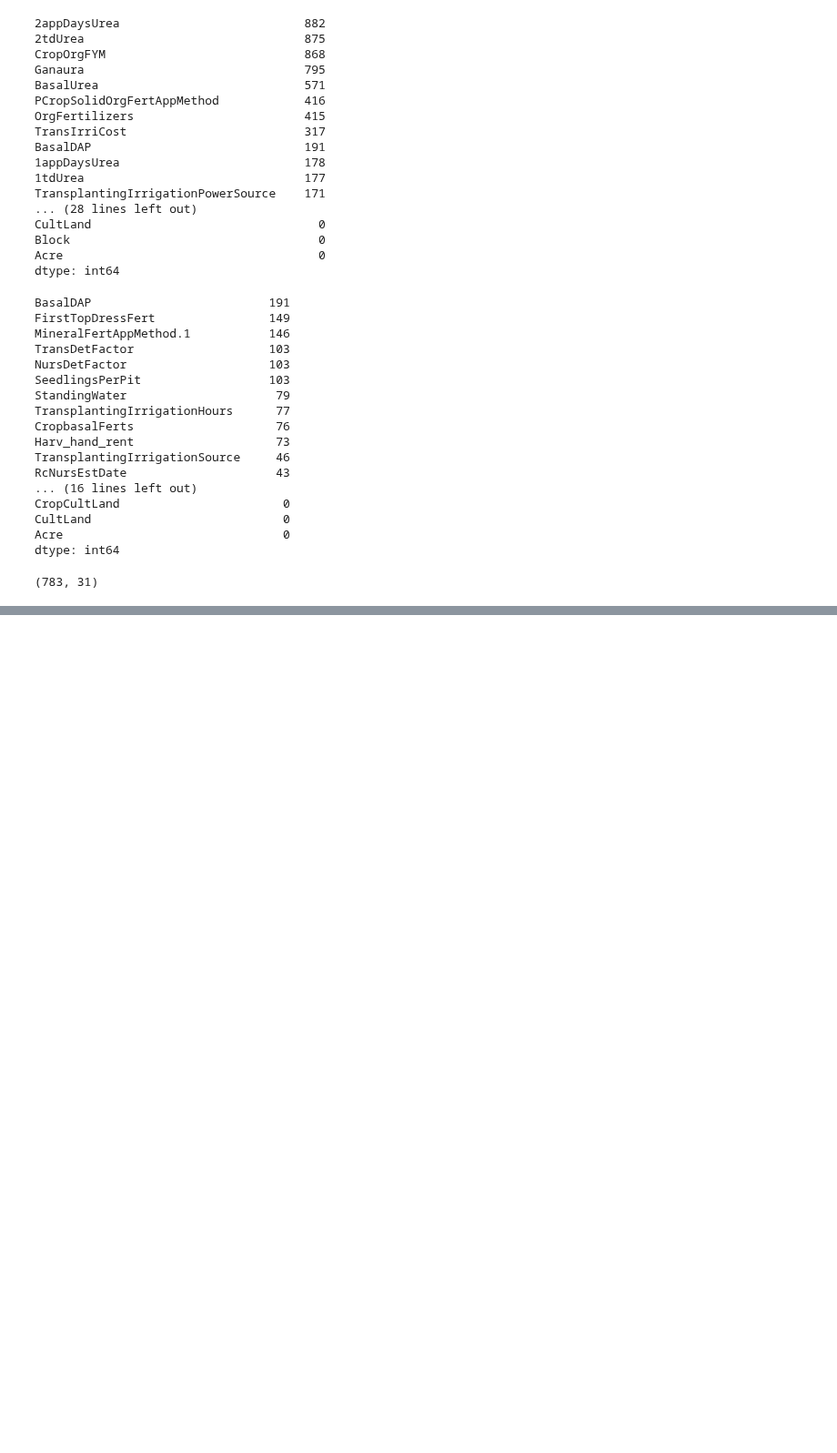
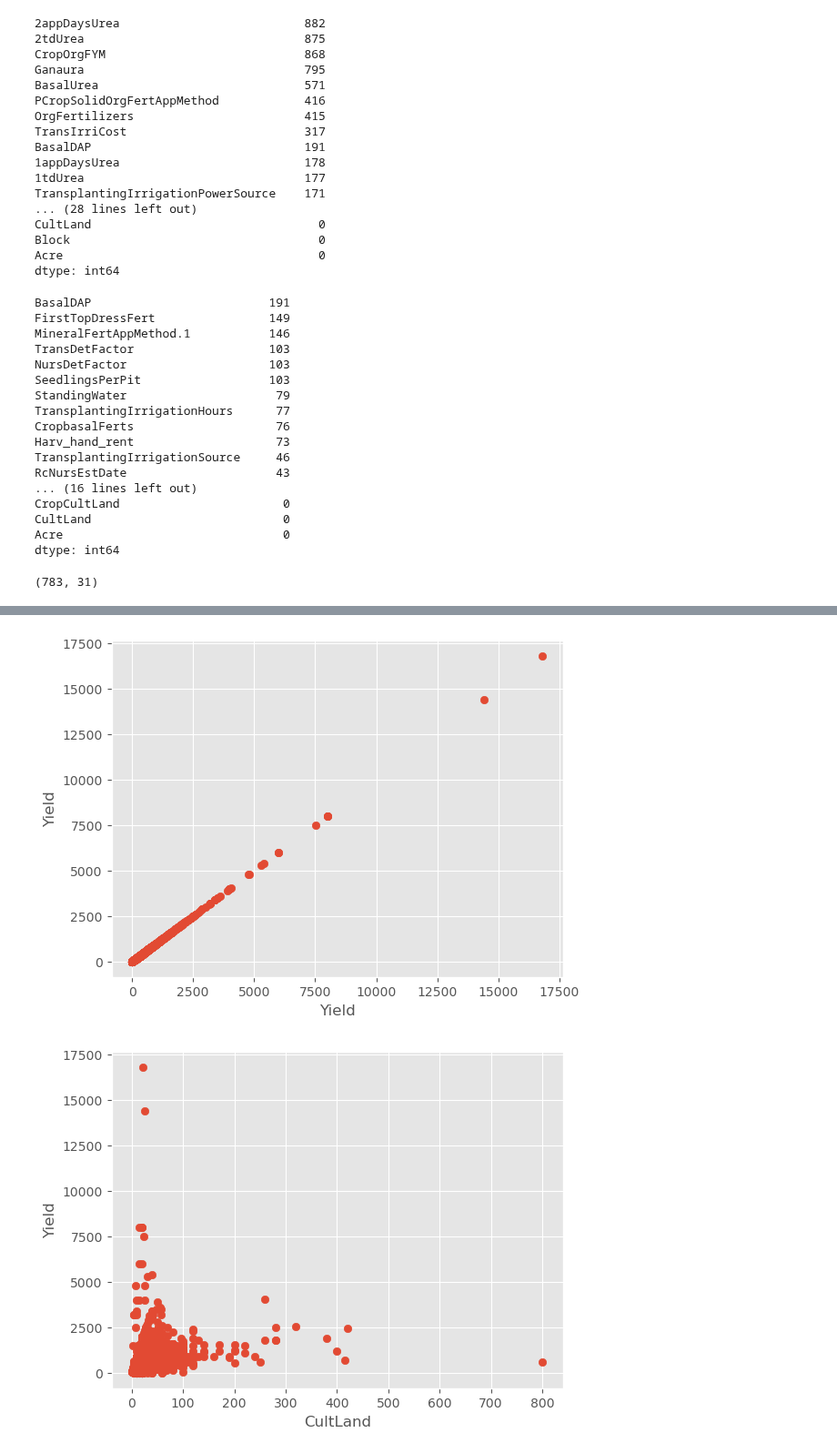
Before and after one commit to JOHNMARK-cmd/phase5project, a Jupyter notebook: GROUP-SIX.ipynb, the cells around one changed output, grey strips where cells are left out. Shown at 91% size. Saved outputs shown, nothing was run; the diff lists cells and outputs as text; code cells hidden in the pictures; blank space fills up the shorter version.

```diff
--- a/GROUP-SIX.ipynb
+++ b/GROUP-SIX.ipynb
@@ -392,7 +392,7 @@ dtype: int64
 # %% [markdown]
 We dropped these columns:'2appDaysUrea', '2tdUrea', 'CropOrgFYM', 'Ganaura', 'BasalUrea', 'PCropSolidOrgFertAppMethod', 'OrgFertilizers', 'TransIrriCost', '1tdUrea', '1appDaysUrea', '1appDaysUrea', 'TransplantingIrrigationPowerSource' due to the number of missing values they have as compared to the total number of entries in the dataset.
 # %%
-irrelevant_cols = ['ID', '2appDaysUrea', '2tdUrea', 'CropOrgFYM', 'Ganaura', 'BasalUrea', 'PCropSolidOrgFertAppMethod', 'OrgFertilizers', 'TransIrriCost', '1tdUrea', '1appDaysUrea', '1appDaysUrea', 'TransplantingIrrigationPowerSource']
+irrelevant_cols = ['ID', '2appDaysUrea', '2tdUrea', 'CropOrgFYM', 'Ganaura', 'BasalUrea', 'PCropSolidOrgFertAppMethod', 'OrgFertilizers', 'TransIrriCost', '1tdUrea', '1appDaysUrea', 'TransplantingIrrigationPowerSource']
 train.drop(irrelevant_cols, axis=1, inplace=True)
 # %%
 train.isnull().sum().sort_values(ascending=False)
@@ -471,0 +495,13 @@ test.dropna(how='any').shape
+# %%
+numeric_cols = ['Yield', 'CultLand', 'CropCultLand', 'CropTillageDepth', 'SeedlingsPerPit', 'TransplantingIrrigationHours', 'StandingWater', 'NoFertilizerAppln', 'BasalDAP', 'Harv_hand_rent', 'Residue_length', 'Residue_perc', 'Acre']
+# %%
+# checking the relationship between the numeric features and the target variable, Yield.
+for column in numeric_cols:
+    plt.figure()
+    plt.scatter(train[column], train['Yield'])
+    plt.xlabel(column)
+    plt.ylabel('Yield')
+    plt.show()
+# %% [output]
+[figure, added]
+[figure, added]
```
Also changed, not shown: parts of 4 cells of this notebook.
